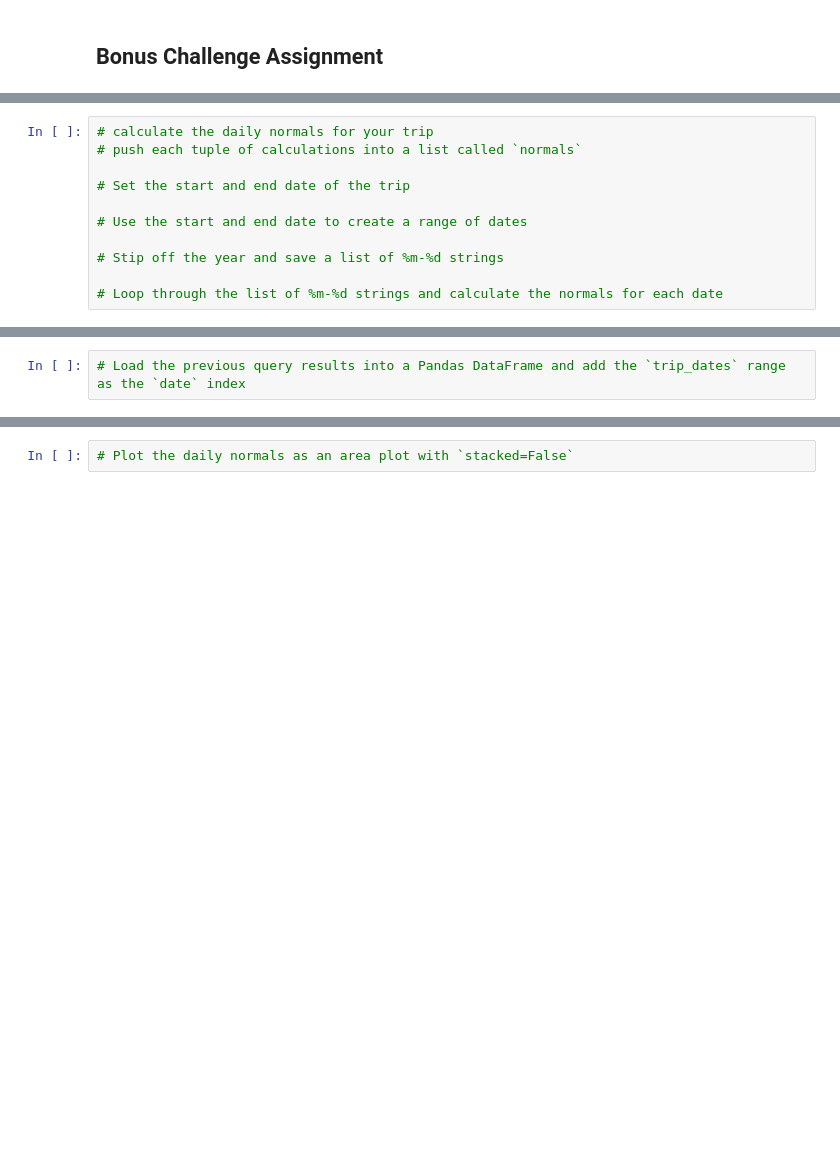
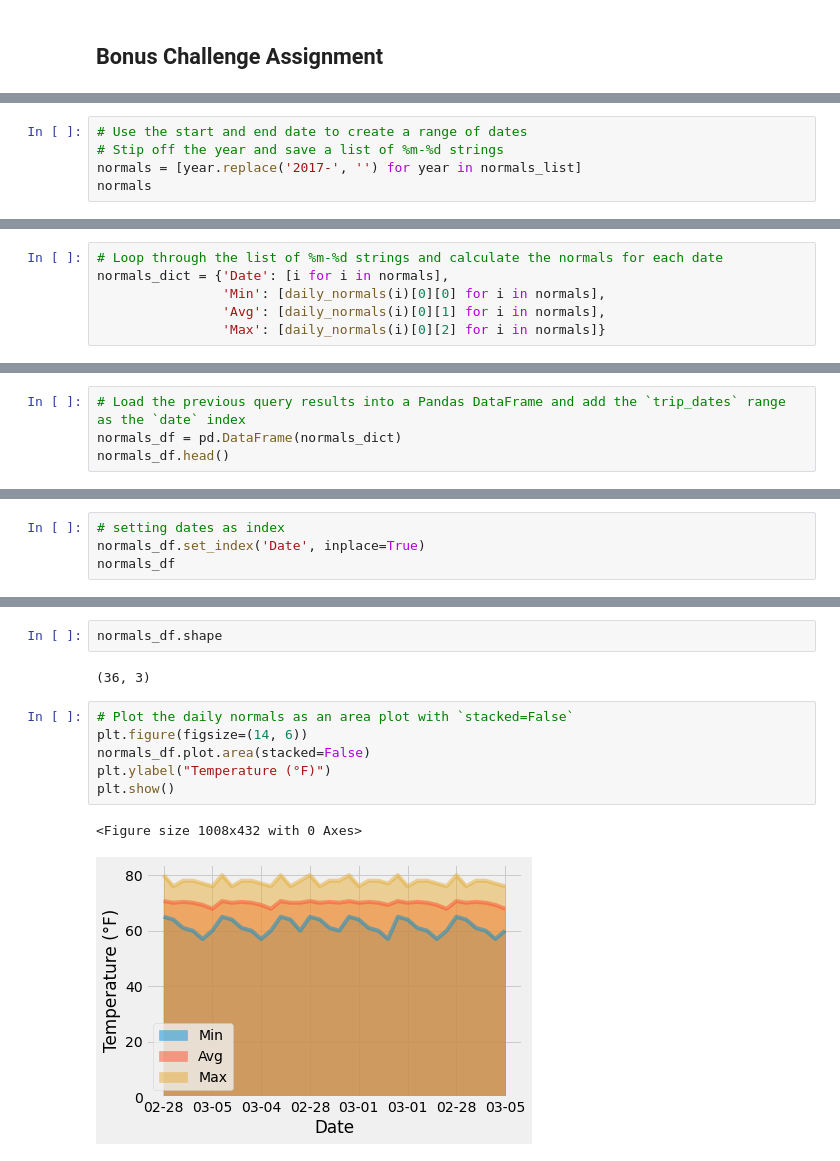
Before and after one commit to emilbello/sqlalchemy-challenge, a Jupyter notebook: climate_starter.ipynb, the cells around one changed output, grey strips where cells are left out. Saved outputs shown, nothing was run; the diff lists cells and outputs as text; blank space fills up the shorter version.

```diff
--- a/climate_starter.ipynb
+++ b/climate_starter.ipynb
@@ -343,11 +478,5 @@ daily_normals("01-01")
 # %%
-# calculate the daily normals for your trip
-# push each tuple of calculations into a list called `normals`
-
-# Set the start and end date of the trip
-
 # Use the start and end date to create a range of dates
-
 # Stip off the year and save a list of %m-%d strings
-
-# Loop through the list of %m-%d strings and calculate the normals for each date
+normals = [year.replace('2017-', '') for year in normals_list]
+normals
@@ -353,0 +501,6 @@ daily_normals("01-01")
+# %%
+# Loop through the list of %m-%d strings and calculate the normals for each date
+normals_dict = {'Date': [i for i in normals],
+                'Min': [daily_normals(i)[0][0] for i in normals],
+                'Avg': [daily_normals(i)[0][1] for i in normals],
+                'Max': [daily_normals(i)[0][2] for i in normals]}
@@ -354,2 +527,4 @@ daily_normals("01-01")
 # %%
 # Load the previous query results into a Pandas DataFrame and add the `trip_dates` range as the `date` index
+normals_df = pd.DataFrame(normals_dict)
+normals_df.head()
@@ -355,0 +538,4 @@ daily_normals("01-01")
+# %%
+# setting dates as index
+normals_df.set_index('Date', inplace=True)
+normals_df
@@ -356,2 +561,13 @@ daily_normals("01-01")
+# %%
+normals_df.shape
+# %% [output]
+(36, 3)
 # %%
 # Plot the daily normals as an area plot with `stacked=False`
+plt.figure(figsize=(14, 6))
+normals_df.plot.area(stacked=False)
+plt.ylabel("Temperature (°F)")
+plt.show()
+# %% [output]
+<Figure size 1008x432 with 0 Axes>
+[figure, added]
```
Also changed, not shown: parts of 35 cells of this notebook, 1 other file.
